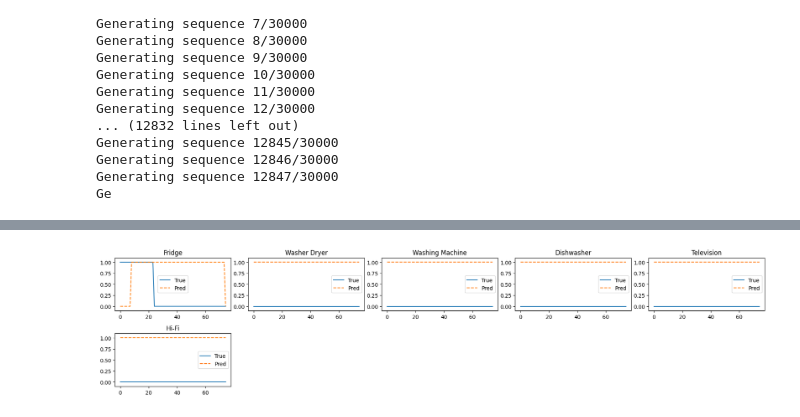
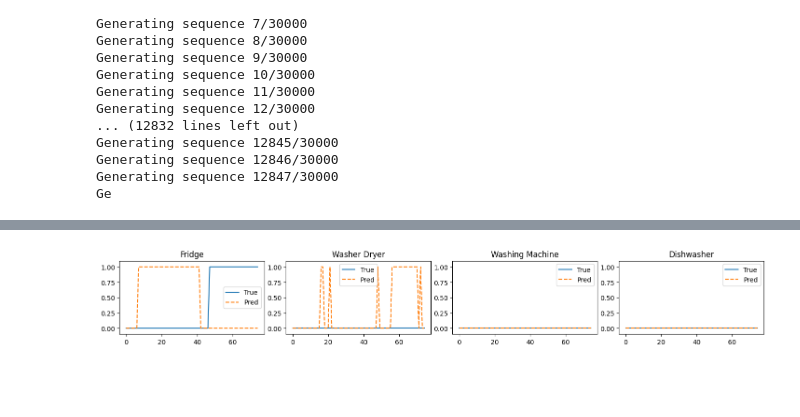
Before and after one commit to Prince5867/NILM_Project, a Jupyter notebook: Model/CNN/tf CNN model.ipynb, the cells around one changed output, grey strips where cells are left out. Saved outputs shown, nothing was run; the diff lists cells and outputs as text; code cells hidden in the pictures; blank space fills up the shorter version.

Commit message:
decent model accuracy

```diff
--- a/Model/CNN/tf CNN model.ipynb
+++ b/Model/CNN/tf CNN model.ipynb
@@ -594,8 +593,8 @@ def create_synthetic_dataset_from_csvs(
     num_sequences=1000,
     max_agg_power=8000,
     thresholds=None,
-    min_appliances_on=3,
-    max_appliances_total=6,
+    min_appliances_on=1,
+    max_appliances_total=3,
     max_attempts_per_seq=10
 ):
     if thresholds is None:
@@ -618,7 +617,7 @@ def create_synthetic_dataset_from_csvs(
     appliance_names = list(appliance_data.keys())
     synthetic_X = []
     synthetic_Y = []
-    min_on_ratio = 0.4
+    min_on_ratio = 0.45
 
     for seq_idx in range(num_sequences):
         print(f"Generating sequence {seq_idx + 1}/{num_sequences}")
@@ -813,4 +815,4 @@ imbalance_calc(Y,'Dataset')
 # %%
 print(f"Generated {len(X)} sequences with shape {X.shape} and labels shape {Y.shape}")
-history = seq2seq_model.fit(X, Y, epochs=10, batch_size=64, validation_split=0.1)
+history = seq2seq_model.fit(X, Y, epochs=20, batch_size=64, validation_split=0.1, callbacks=[reduce_lr])
 # %% [output]
@@ -1053,7 +1062,7 @@ def create_sequences(data, target_appliances= TARGET_COLUMNS, appliances_to_remo
 
     return np.array(X), np.array(y)
 
-X_test, y_test = create_sequences(df,appliances_to_remove=['Kettle','Microwave','Electric Heater'], window_size=WINDOW_SIZE, stride=STRIDE)
+X_test, y_test = create_sequences(df,appliances_to_remove=['Kettle','Microwave','Electric Heater','Television','Hi-Fi'], window_size=WINDOW_SIZE, stride=STRIDE)
 
 # Use last time step label or mean if desired
 # y = y[:, -1, :]  # Optional
@@ -1098,11 +1107,11 @@ overall_accuracy = accuracy_score(y_test.flatten(), preds_binary.flatten())
 print(f'Overall test accuracy: {overall_accuracy:.4f}')
 
 # Option 2: Per-appliance accuracy
-num_appliances = min(y_test.shape[1], len(TARGET_COLUMNS))
+num_appliances = min(y_test.shape[1], len(temp_appliance_data))
 
 per_appliance_acc = []
 for i in range(num_appliances):
     acc = accuracy_score(y_test[:, i], preds_binary[:, i])
     per_appliance_acc.append(acc)
-    print(f'Accuracy for appliance {TARGET_COLUMNS[i]}: {acc:.4f}')
+    print(f'Accuracy for appliance {temp_appliance_data[i]}: {acc:.4f}')
 # %% [output]
@@ -1137,18 +1141,17 @@ plot_sample_prediction(X_test, y_test, preds_binary, appliance_idx, "Fridge")
 # %%
 
-appliance_names = ['Fridge', 'Washer Dryer', 'Washing Machine', 'Dishwasher',
-                   'Television', 'Hi-Fi']
-idx = 40
+appliance_names = ['Fridge', 'Washer Dryer', 'Washing Machine', 'Dishwasher']
+idx = 50
 plt.figure(figsize=(18, 6))
 for i in range(len(appliance_names)):
     plt.subplot(3, 5, i+1)
     plt.plot(y_test[idx, :, i], label='True', linestyle='-')
     plt.plot(preds_binary[idx, :, i], label='Pred', linestyle='--')
     plt.title(appliance_names[i])
     plt.ylim(-0.1, 1.1)
     plt.legend()
 
 plt.tight_layout()
 plt.show()
 # %% [output]
-[figure, old version]
+[figure, new version]
```
Also changed, not shown: parts of 16 cells of this notebook, 1 other file.
